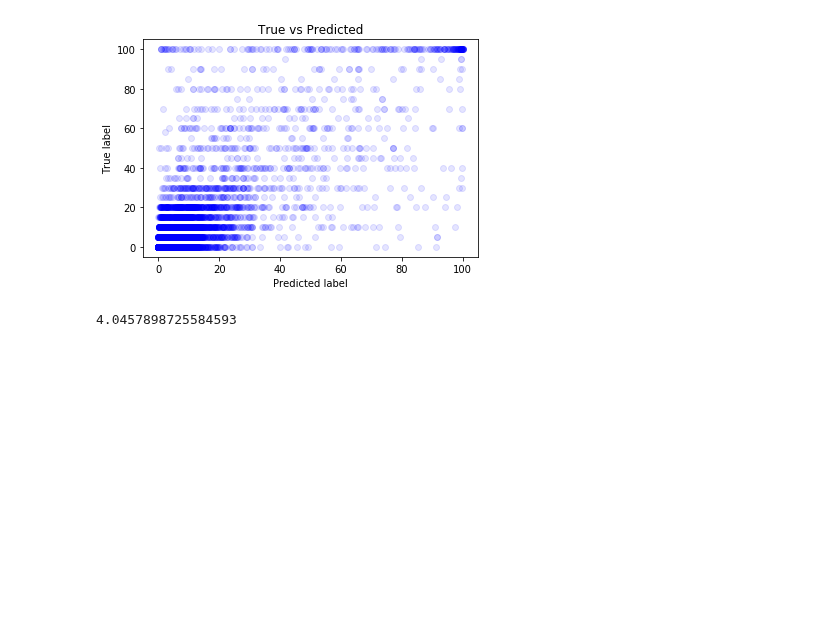
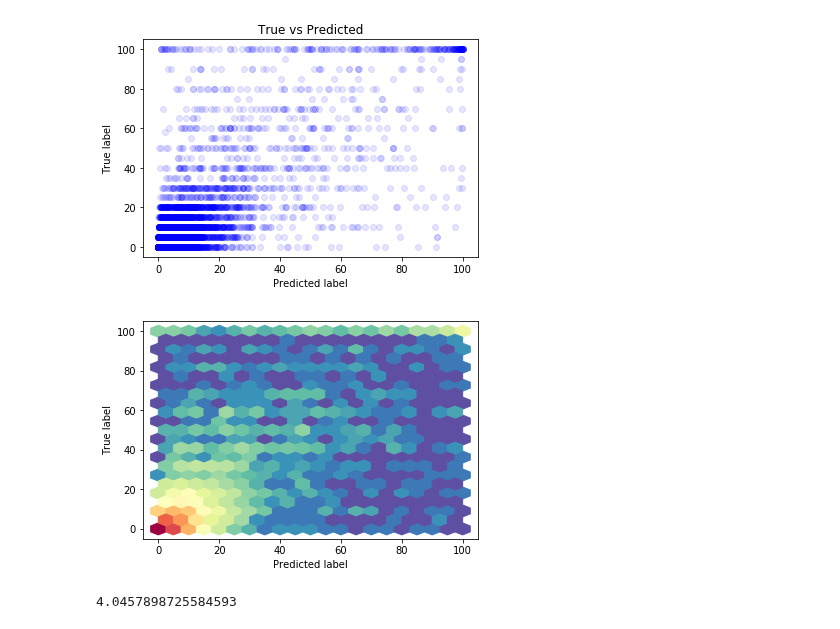
Before and after one commit to janickrohrbach/arthritis-net, a Jupyter notebook: deepxray_regression_crps_original.ipynb, the cells around one changed output. Saved outputs shown, nothing was run; the diff lists cells and outputs as text; code cells hidden in the pictures; blank space fills up the shorter version.

Commit message:
hexbin plots

```diff
--- a/deepxray_regression_crps_original.ipynb
+++ b/deepxray_regression_crps_original.ipynb
@@ -233,4 +233,6 @@ print(scores)
 # %%
 # Save the model
 model.save("/data/joint_scoring/models/" + new_folder + ".h5")
+# %%
+model = load_model("/data/joint_scoring/models/20171104_135018.h5", custom_objects={"crps":crps})
 # %%
@@ -271,6 +272,14 @@ plt.scatter(x=pred, y=labels_test_reg, color="blue", alpha=0.1)
 plt.show()
 # %% [output]
 [figure]
+# %%
+plt.xlabel('Predicted label')
+plt.ylabel('True label')
+plt.hexbin(x=pred, y=labels_test_reg, gridsize=20, bins='log', cmap=plt.cm.Spectral_r)
+
+plt.show()
+# %% [output]
+[figure, added]
 # %%
 from sklearn.metrics import mean_absolute_error, mean_squared_error, r2_score
 # %%
```
Also changed, not shown: parts of 2 cells of this notebook, 5 other files.
